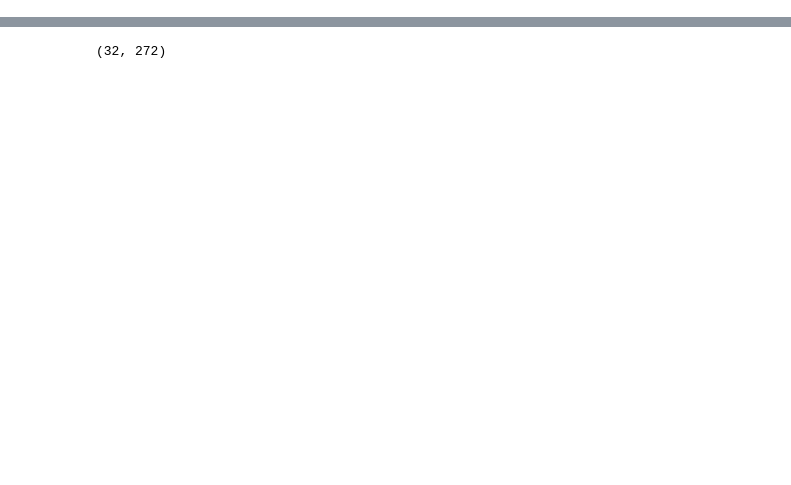
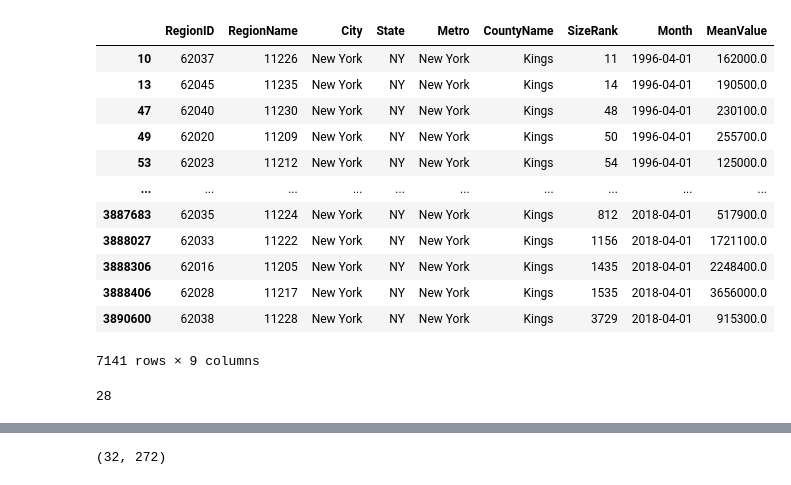
Before and after one commit to davidrtorres/Model-4-Brooklyn-Real-Estate-Investment, a Jupyter notebook: time-series/starter_notebook-Copy1.ipynb, the cells around one changed output, grey strips where cells are left out. Saved outputs shown, nothing was run; the diff lists cells and outputs as text; code cells hidden in the pictures; blank space fills up the shorter version.

```diff
--- a/time-series/starter_notebook-Copy1.ipynb
+++ b/time-series/starter_notebook-Copy1.ipynb
@@ -156,0 +177,21 @@ brooklyn.head()
+# %%
+k = all_states[(all_states['CountyName']=='Kings') & (all_states['State']== 'NY')]
+k
+# %% [output]
+|  | RegionID | RegionName | City | State | Metro | CountyName | SizeRank | Month | MeanValue |
+| 10 | 62037 | 11226 | New York | NY | New York | Kings | 11 | 1996-04-01 | 162000.0 |
+| 13 | 62045 | 11235 | New York | NY | New York | Kings | 14 | 1996-04-01 | 190500.0 |
+| 47 | 62040 | 11230 | New York | NY | New York | Kings | 48 | 1996-04-01 | 230100.0 |
+| 49 | 62020 | 11209 | New York | NY | New York | Kings | 50 | 1996-04-01 | 255700.0 |
+| 53 | 62023 | 11212 | New York | NY | New York | Kings | 54 | 1996-04-01 | 125000.0 |
+| ... | ... | ... | ... | ... | ... | ... | ... | ... | ... |
+| 3887683 | 62035 | 11224 | New York | NY | New York | Kings | 812 | 2018-04-01 | 517900.0 |
+| 3888027 | 62033 | 11222 | New York | NY | New York | Kings | 1156 | 2018-04-01 | 1721100.0 |
+| 3888306 | 62016 | 11205 | New York | NY | New York | Kings | 1435 | 2018-04-01 | 2248400.0 |
+| 3888406 | 62028 | 11217 | New York | NY | New York | Kings | 1535 | 2018-04-01 | 3656000.0 |
+| 3890600 | 62038 | 11228 | New York | NY | New York | Kings | 3729 | 2018-04-01 | 915300.0 |
+7141 rows × 9 columns
+# %%
+k['RegionName'].nunique()
+# %% [output]
+28
```
Also changed, not shown: parts of 20 cells of this notebook.
